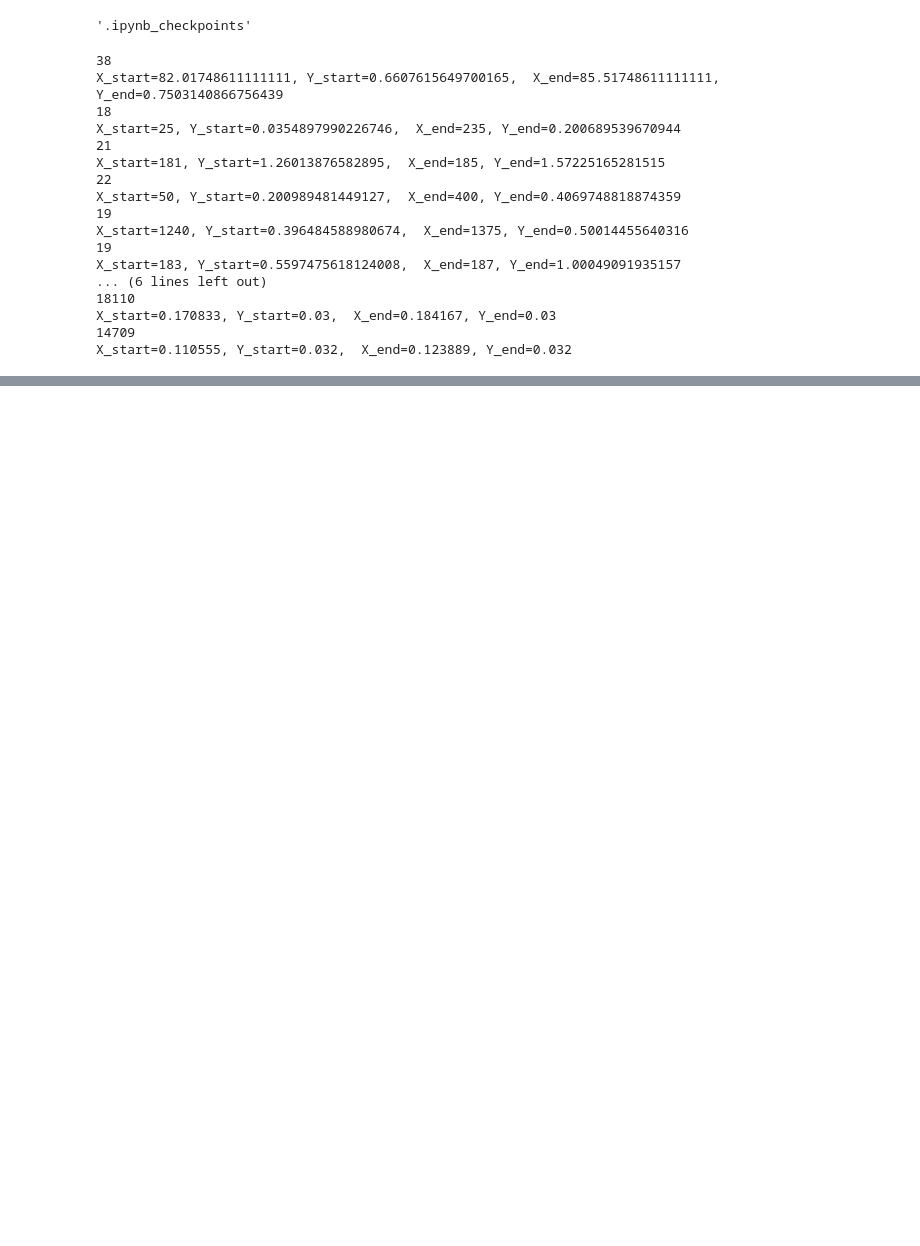
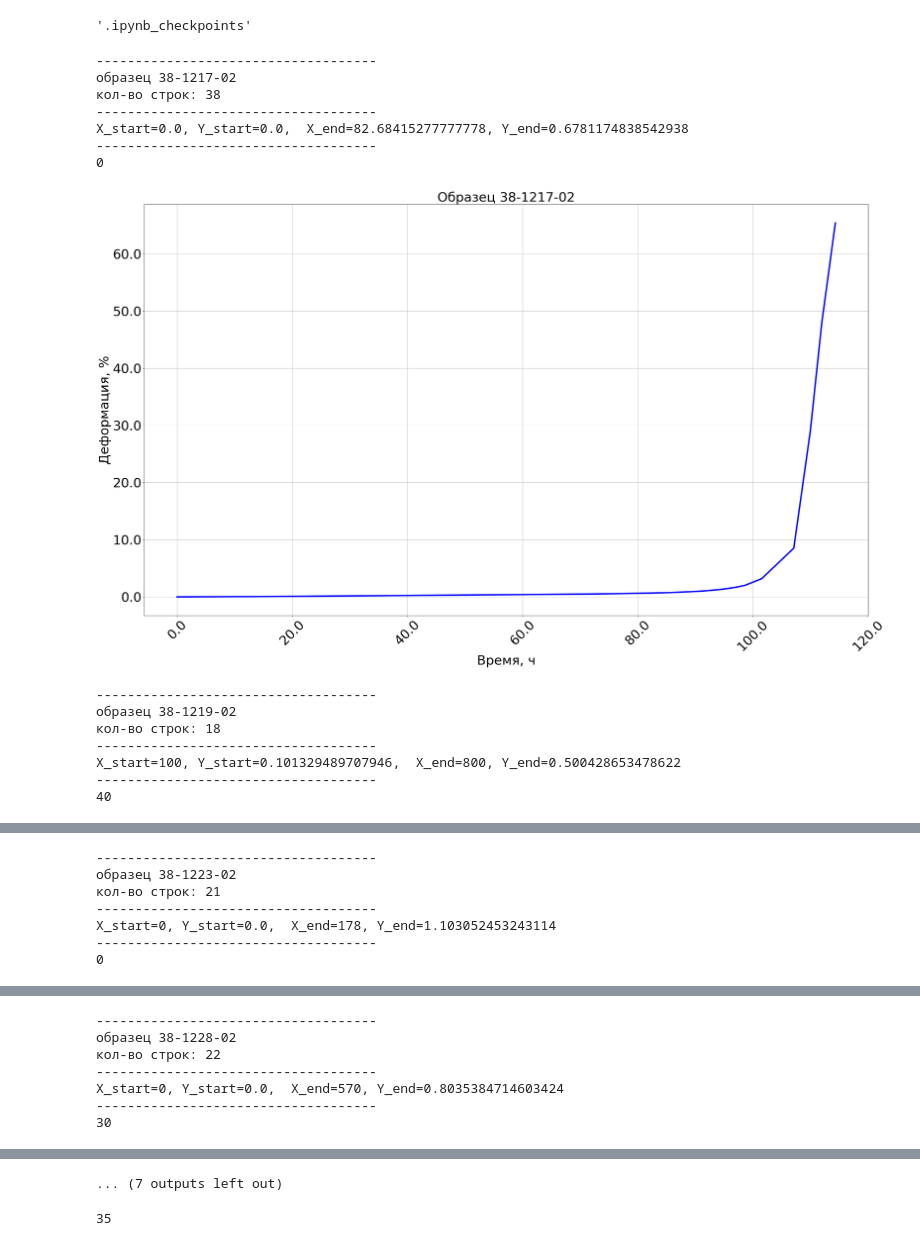
Before and after one commit to KNS121/Tanya_diplom, a Jupyter notebook: main_file.ipynb, the cells around one changed output, grey strips where cells are left out. Cells and saved outputs as stored; diff of their text form; code cells hidden in the pictures; blank space fills up the shorter version.

```diff
--- a/main_file.ipynb
+++ b/main_file.ipynb
@@ -19,42 +18,51 @@ df_good_materials = pd.read_csv('df_good_materials.csv')
 # %%
 for catalog in Array_catalogs:
 
     if catalog in np.array(df_good_materials['0']):
 
         path = os.path.join(dir_name_with_data, catalog, 'Test file 1', f'{catalog}.csv')
 
         df = Trying_to_read_csv.try_to_read_csv(path, 'cp1251', 'utf8')
 
-        print(df.shape[0])
+        print('------------------------------------')
 
+        print('образец ' + str(catalog))
+        print('кол-во строк: ' +str(df.shape[0]))
+
+        print('------------------------------------')
 
         analyzer = Lin_analys.LinearInterval(np.array(df['Время, ч']), np.array(df['Деформация, %']), interval_for_check=df.shape[0]//2)
         analyzer.get_r2_score_array()
         analyzer.get_best_segment()
 
         print(f"X_start={analyzer.get_best_segment()[0]}, Y_start={analyzer.get_best_segment()[1]},  X_end={analyzer.get_best_segment()[2]}, Y_end={analyzer.get_best_segment()[3]}")
 
+        print('------------------------------------')
 
+        Time_array = np.array(df['Время, ч'])
+        Deform_array = np.array(df['Деформация, %'])
 
-        #plotter = Plotter(x=df['Время, ч'], y=df['Деформация, %'],
-                     #     color = 'blue', title = 'Образец ' + catalog,
-                        #  x_label = 'Время, ч', y_label = 'Деформация, %')
-       # plotter.draw()
+        step_for_x = round(Time_array[-1]//200)*10
+        print(step_for_x)
+
+        plotter = Plotter(x=Time_array, y=Deform_array,
+                          color = 'blue', title = 'Образец ' + catalog,
+                          x_label = 'Время, ч', y_label = 'Деформация, %',
+                         figsize=(35, 20) , x_step=step_for_x)
+        plotter.draw()
 # %% [output]
-38
-X_start=82.01748611111111, Y_start=0.6607615649700165,  X_end=85.51748611111111, Y_end=0.7503140866756439
-18
-X_start=25, Y_start=0.0354897990226746,  X_end=235, Y_end=0.200689539670944
-21
-X_start=181, Y_start=1.26013876582895,  X_end=185, Y_end=1.57225165281515
-22
-X_start=50, Y_start=0.200989481449127,  X_end=400, Y_end=0.4069748818874359
-19
-X_start=1240, Y_start=0.396484588980674,  X_end=1375, Y_end=0.50014455640316
-19
-X_start=183, Y_start=0.5597475618124008,  X_end=187, Y_end=1.00049091935157
-... (6 lines left out)
-18110
-X_start=0.170833, Y_start=0.03,  X_end=0.184167, Y_end=0.03
-14709
-X_start=0.110555, Y_start=0.032,  X_end=0.123889, Y_end=0.032
+------------------------------------
+образец 38-1217-02
+кол-во строк: 38
+------------------------------------
+X_start=0.0, Y_start=0.0,  X_end=82.68415277777778, Y_end=0.6781174838542938
+------------------------------------
+0
+[figure, added]
+------------------------------------
+образец 38-1219-02
+кол-во строк: 18
+------------------------------------
+X_start=100, Y_start=0.101329489707946,  X_end=800, Y_end=0.500428653478622
+------------------------------------
+40
@@ -60,0 +70,7 @@ X_start=0.110555, Y_start=0.032,  X_end=0.123889, Y_end=0.032
+------------------------------------
+образец 38-1223-02
+кол-во строк: 21
+------------------------------------
+X_start=0, Y_start=0.0,  X_end=178, Y_end=1.103052453243114
+------------------------------------
+0
@@ -60,0 +78,7 @@ X_start=0.110555, Y_start=0.032,  X_end=0.123889, Y_end=0.032
+------------------------------------
+образец 38-1228-02
+кол-во строк: 22
+------------------------------------
+X_start=0, Y_start=0.0,  X_end=570, Y_end=0.8035384714603424
+------------------------------------
+30
@@ -60,0 +102 @@ X_start=0.110555, Y_start=0.032,  X_end=0.123889, Y_end=0.032
+... (7 outputs left out)
@@ -60,0 +105,4 @@ X_start=0.110555, Y_start=0.032,  X_end=0.123889, Y_end=0.032
+# %%
+r[0]
+# %% [output]
+35
```
Also changed, not shown: parts of 3 cells of this notebook, 1 other file.
